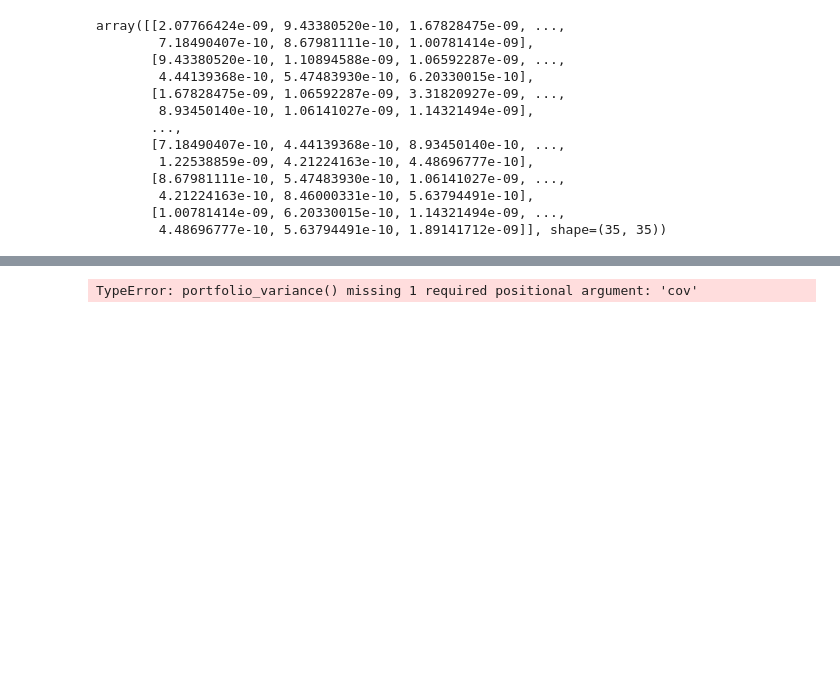
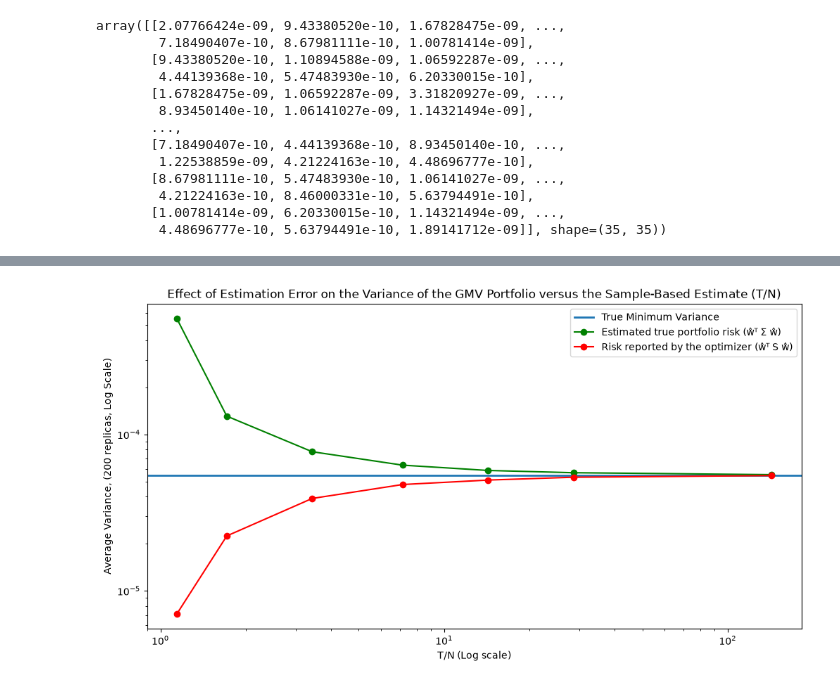
Before and after one commit to Manuviraa/Quant-research-portfolio, a Jupyter notebook: Research - HRP and its Derivations vs the Traditional Benchmarks in the Mexican Stock Market/notebooks/02_covariance_estimation_error.ipynb, the cells around one changed output, grey strips where cells are left out. Drawn from its saved outputs; the diff is of its cells as text; code cells hidden in the pictures; blank space fills up the shorter version.

```diff
--- a/Research - HRP and its Derivations vs the Traditional Benchmarks in the Mexican Stock Market/notebooks/02_covariance_estimation_error.ipynb
+++ b/Research - HRP and its Derivations vs the Traditional Benchmarks in the Mexican Stock Market/notebooks/02_covariance_estimation_error.ipynb
@@ -428,8 +434,6 @@ gmv_metrics = []
 # %%
-
 for t in T_values:
     # 1. Create a n_replicates x N empty array
-    eigs_dict[t] = np.empty((n_replicates, N))
     for rep in range(n_replicates):
 
         #2. Simulate  the returns and S
@@ -437,14 +441,46 @@ for t in T_values:
         S = sample_covariance(R)
 
         #3. Compute w* and ŵ
-        w_star = global_minimum_variance(Sigma) # Constant, put out of the loop
         w_hat = global_minimum_variance(S)
 
-        # 4. Compute the True Minimum Variance, the variance for ŵ and S and the variance for ŵ and Σ
-        var_sigma = portfolio_variance(Sigma) # Constant
+        # 4. Compute the variance for (ŵ,S), the variance for (ŵ,Σ) and the ratio for true vs reported variance
         var_w_hat_S = portfolio_variance(w_hat, S)
         var_w_hat_Sigma = portfolio_variance(w_hat, Sigma)
+        true_var_vs_rep_var = var_w_hat_Sigma / var_w_hat_S
 
-        # 5. Store the variables for T, Replica, and the metrics calculates in 4.
+        # 5. Store the variables for T, Replica, and the metrics calculated in 4.
+        gmv_dict = {
+            "T": t,
+            "Replica": rep,
+            "ŵᵀ S ŵ": var_w_hat_S,
+            "ŵᵀ Σ ŵ": var_w_hat_Sigma,
+            "True var / Rep var": true_var_vs_rep_var
+        }
+
+        metrics.append(gmv_dict)
+
+gmv_metrics = pd.DataFrame(metrics)
-# %% [output]
-TypeError: portfolio_variance() missing 1 required positional argument: 'cov'
+# %%
+# Compute the average variance per T for (ŵ,Σ), (ŵ,S) and the mean and median True var / Rep var ratio.
+avg_var_w_hat_S_per_T = gmv_metrics.groupby("T")["ŵᵀ S ŵ"].mean()
+avg_var_w_hat_Sigma_per_T = gmv_metrics.groupby("T")["ŵᵀ Σ ŵ"].mean()
+mean_ratio_var_over_T = gmv_metrics.groupby("T")["True var / Rep var"].mean()
+median_ratio_var_over_t = gmv_metrics.groupby("T")["True var / Rep var"].median()
+# %%
+fig, ax = plt.subplots(figsize=(12,6))
+
+# Define X
+x = T_over_N
+
+ax.axhline(var_sigma, linewidth=2, label = "True Minimum Variance")
+ax.loglog(x, avg_var_w_hat_Sigma_per_T, color="green", marker="o", label="Estimated true portfolio risk (ŵᵀ Σ ŵ)")
+ax.loglog(x, avg_var_w_hat_S_per_T, color="red", marker="o", label="Risk reported by the optimizer (ŵᵀ S ŵ)")
+
+ax.set_title("Effect of Estimation Error on the Variance of the GMV Portfolio versus the Sample-Based Estimate (T/N)")
+ax.set_xlabel("T/N (Log scale)")
+ax.set_ylabel("Average Variance, (200 replicas, Log Scale)")
+
+ax.legend()
+plt.show()
+# %% [output]
+[figure, added]
```
Also changed, not shown: parts of 7 cells of this notebook.
